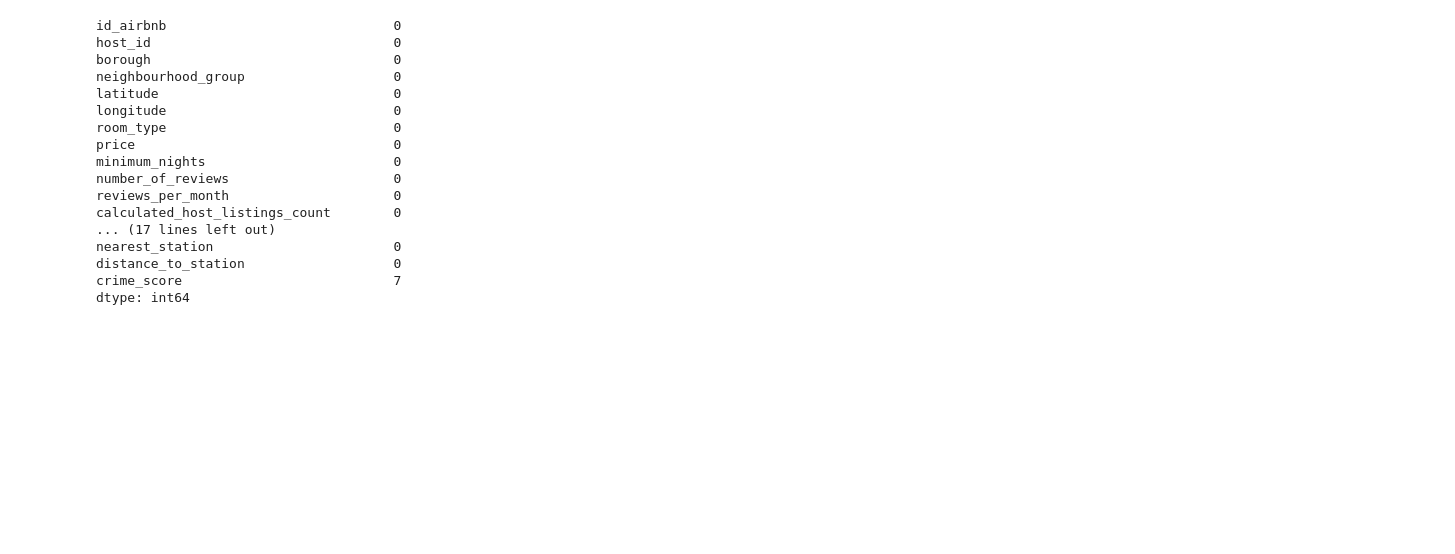
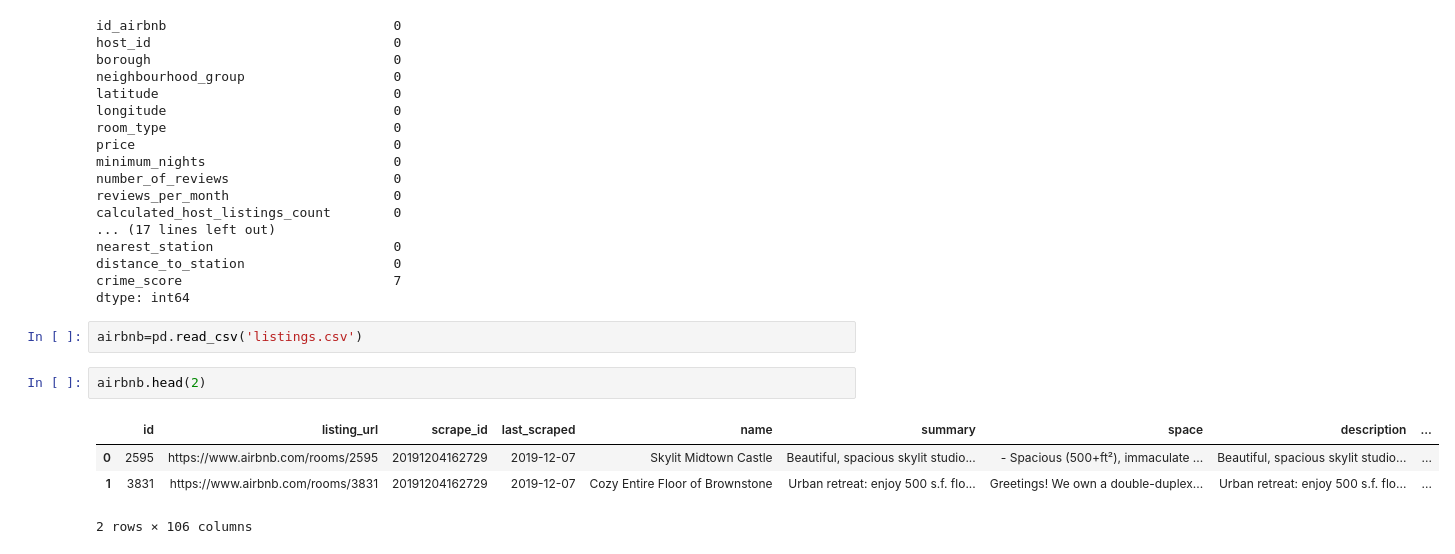
Before and after one commit to harshdarji23/YaayBnb, a Jupyter notebook: Jupyter Notebook/Merge/Final-Project-merge.ipynb, the cells around one changed output. Saved outputs shown, nothing was run; the diff lists cells and outputs as text; blank space fills up the shorter version.

```diff
--- a/Jupyter Notebook/Merge/Final-Project-merge.ipynb
+++ b/Jupyter Notebook/Merge/Final-Project-merge.ipynb
@@ -288,3 +288,12 @@ nearest_station                       0
 distance_to_station                   0
 crime_score                           7
 dtype: int64
+# %%
+airbnb=pd.read_csv('listings.csv')
+# %%
+airbnb.head(2)
+# %% [output]
+|  | id | listing_url | scrape_id | last_scraped | name | summary | space | description | ... |
+| 0 | 2595 | https://www.airbnb.com/rooms/2595 | 20191204162729 | 2019-12-07 | Skylit Midtown Castle | Beautiful, spacious skylit studio... | - Spacious (500+ft²), immaculate ... | Beautiful, spacious skylit studio... | ... |
+| 1 | 3831 | https://www.airbnb.com/rooms/3831 | 20191204162729 | 2019-12-07 | Cozy Entire Floor of Brownstone | Urban retreat: enjoy 500 s.f. flo... | Greetings! We own a double-duplex... | Urban retreat: enjoy 500 s.f. flo... | ... |
+2 rows × 106 columns
```
Also changed, not shown: parts of 8 cells of this notebook.
